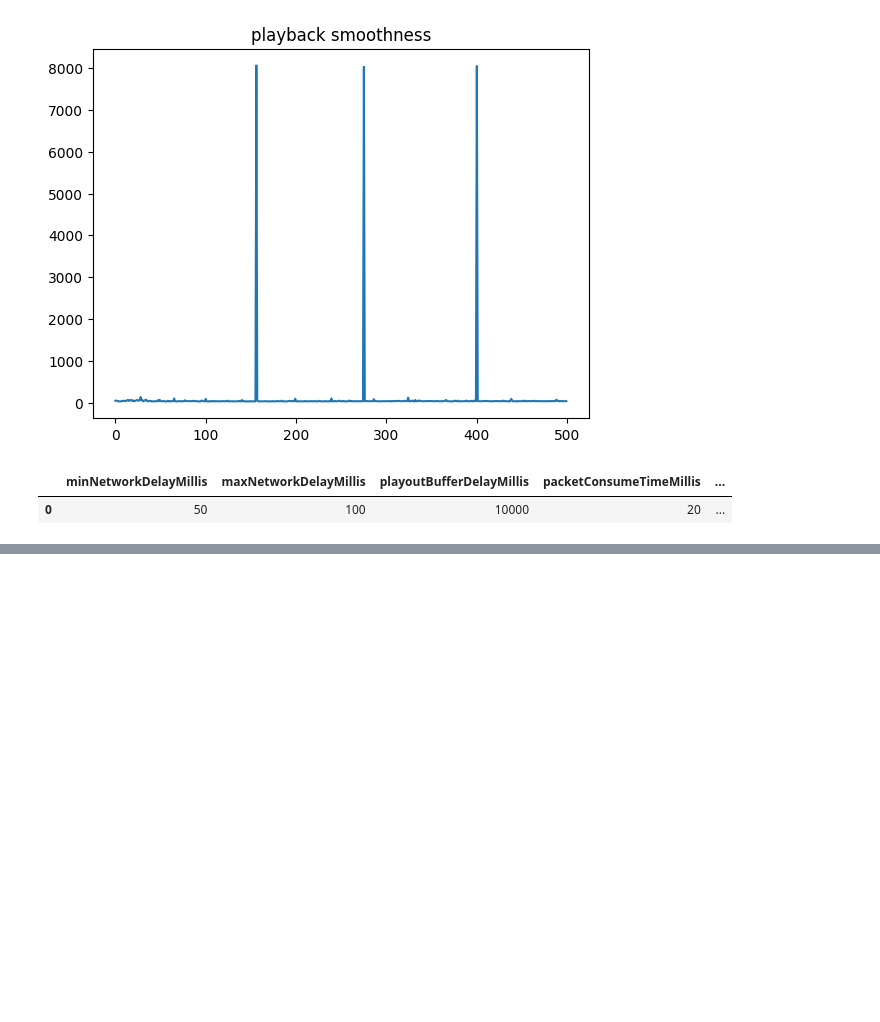
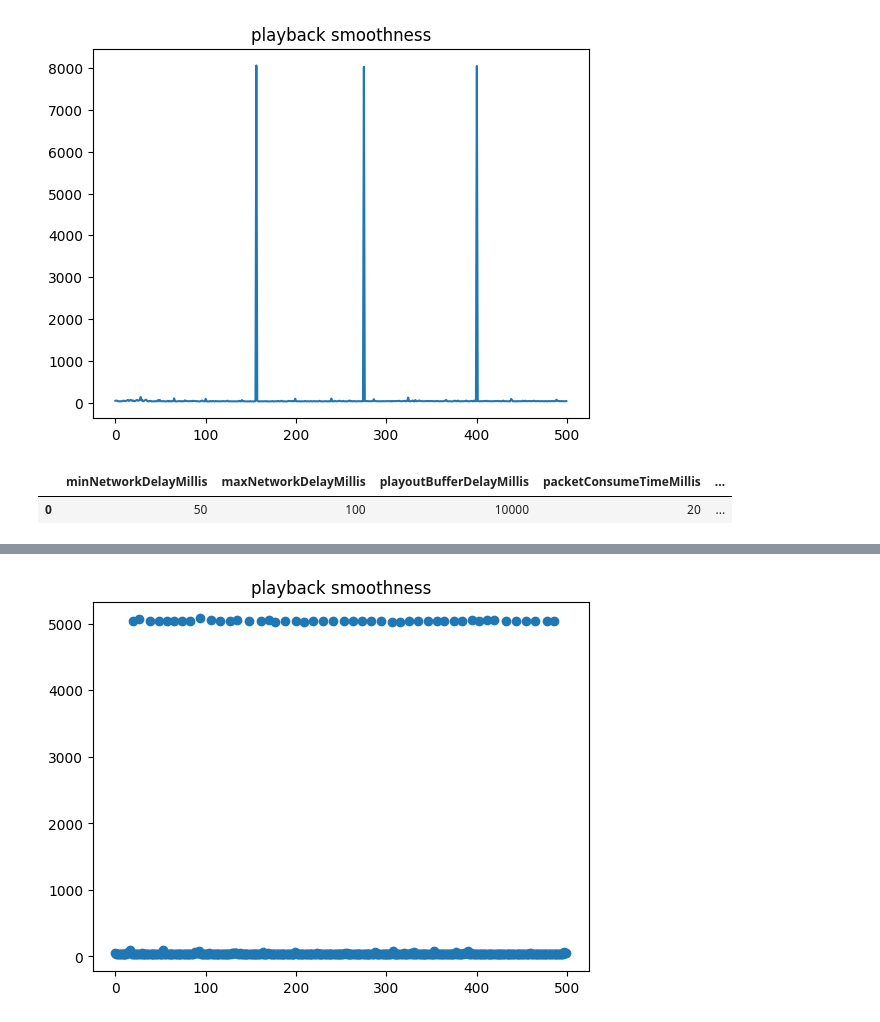
Before and after one commit to LucasMartelloNogueira/UFF-2024.2-TrabalhoRedesMM, a Jupyter notebook: analisys.ipynb, the cells around one changed output, grey strips where cells are left out. Saved outputs shown, nothing was run; the diff lists cells and outputs as text; code cells hidden in the pictures; blank space fills up the shorter version.

```diff
--- a/analisys.ipynb
+++ b/analisys.ipynb
@@ -80,0 +140,9 @@ plt.show()
+# %%
+playback_smoothness = [arival_times[i] - arival_times[i-1] for i in range(1, len(arival_times))]
+x = [i for i in range(len(playback_smoothness))]
+
+plt.title("playback smoothness")
+plt.scatter(x, playback_smoothness)
+plt.show()
+# %% [output]
+[figure, added]
```
Also changed, not shown: parts of 6 cells of this notebook, 19 other files.
